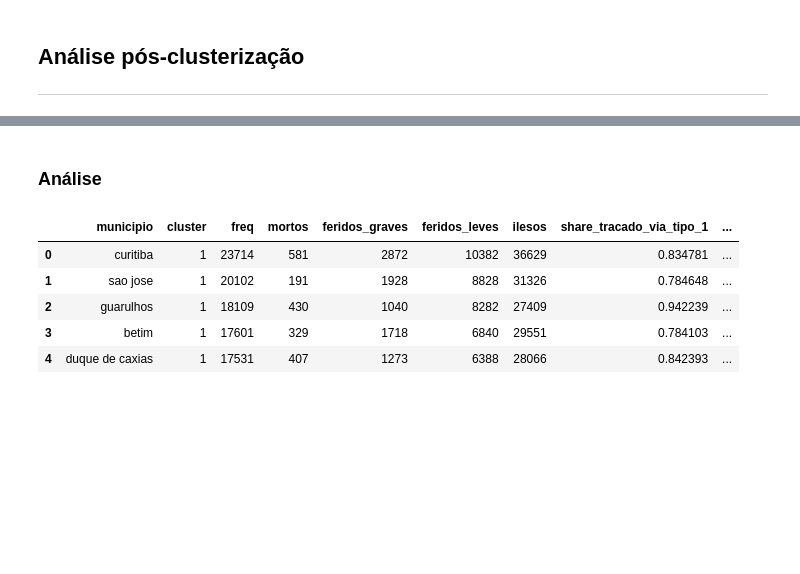
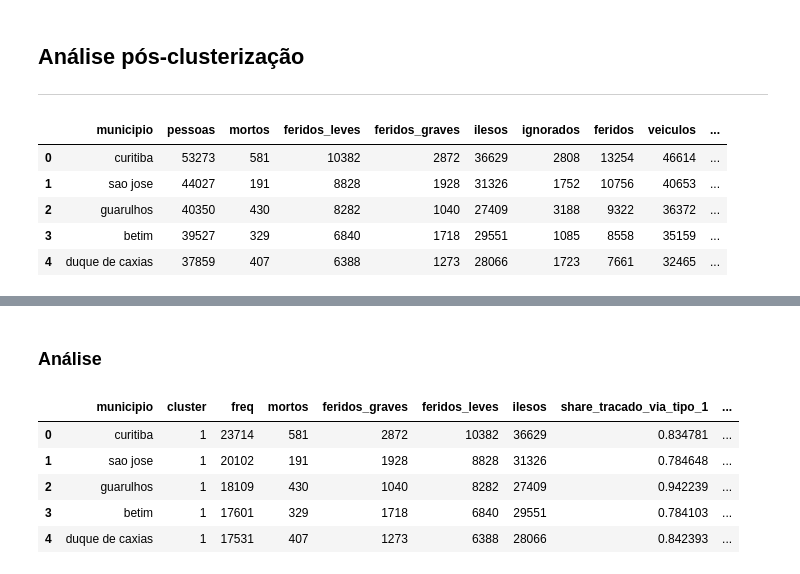
Before and after one commit to FelipeGBarreto/analise_cluster_acidentes_rodovias_federais, a Jupyter notebook: Scripts/Analise pos-clusterizacao.ipynb, the cells around one changed output, grey strips where cells are left out. Drawn from its saved outputs; the diff is of its cells as text; code cells hidden in the pictures; blank space fills up the shorter version.

```diff
--- a/Scripts/Analise pos-clusterizacao.ipynb
+++ b/Scripts/Analise pos-clusterizacao.ipynb
@@ -4,6 +4,15 @@
 # %%
 import pandas as pd
 import numpy as np
+# %%
+pd.read_csv(path + 'var_quanti_agg_pre.csv', sep = ',').head()
+# %% [output]
+|  | municipio | pessoas | mortos | feridos_leves | feridos_graves | ilesos | ignorados | feridos | veiculos | ... |
+| 0 | curitiba | 53273 | 581 | 10382 | 2872 | 36629 | 2808 | 13254 | 46614 | ... |
+| 1 | sao jose | 44027 | 191 | 8828 | 1928 | 31326 | 1752 | 10756 | 40653 | ... |
+| 2 | guarulhos | 40350 | 430 | 8282 | 1040 | 27409 | 3188 | 9322 | 36372 | ... |
+| 3 | betim | 39527 | 329 | 6840 | 1718 | 29551 | 1085 | 8558 | 35159 | ... |
+| 4 | duque de caxias | 37859 | 407 | 6388 | 1273 | 28066 | 1723 | 7661 | 32465 | ... |
 # %%
 path = '/Users/felipebarreto/Desktop/TCC/Bases geradas/'
 df1 = pd.read_csv('/Users/felipebarreto/Desktop/dados_acidentes_tratados_completo.csv', sep = ',')   ## dados originais tratados
```
Also changed, not shown: parts of 4 cells of this notebook, 18 other files.
